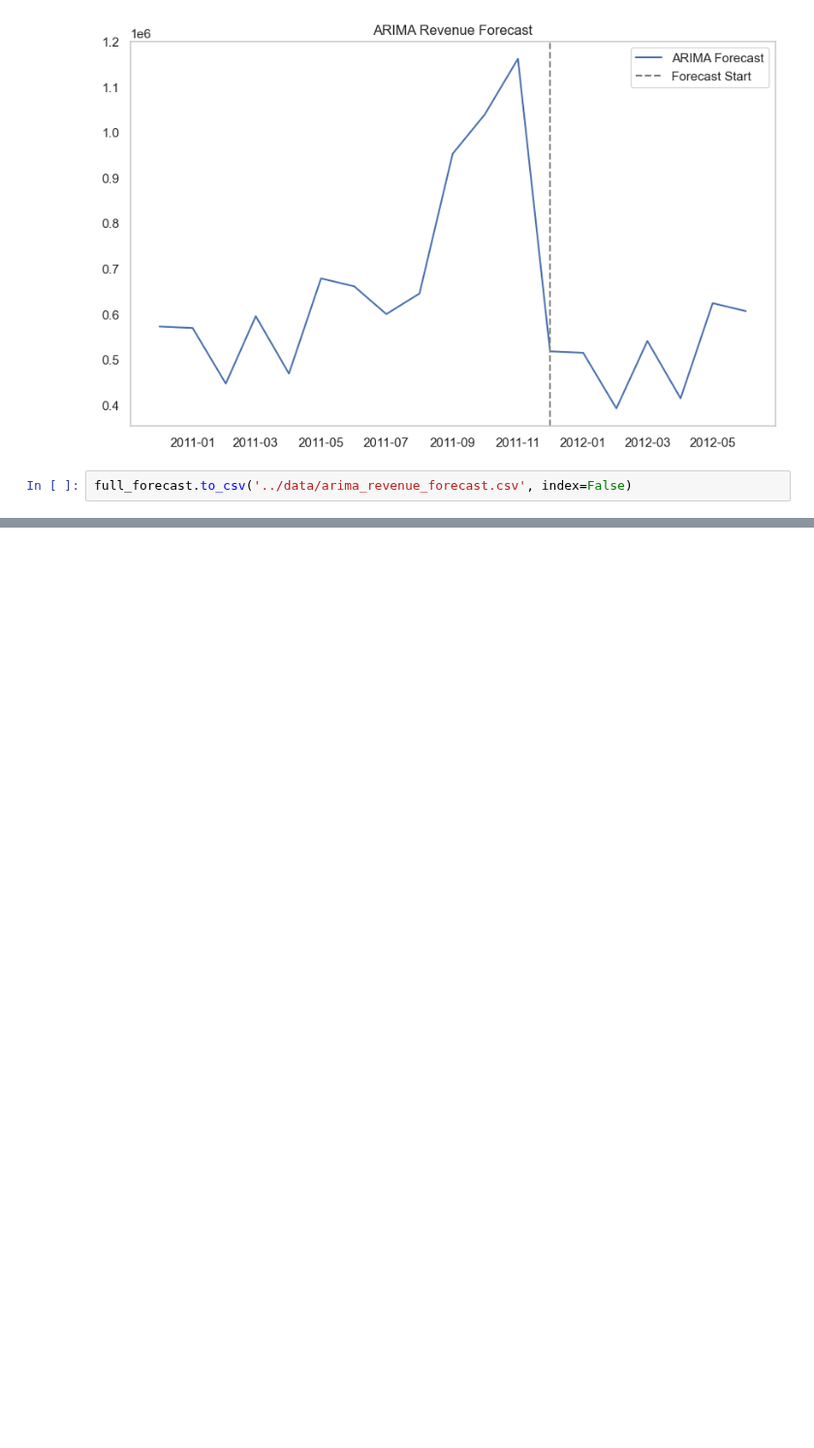
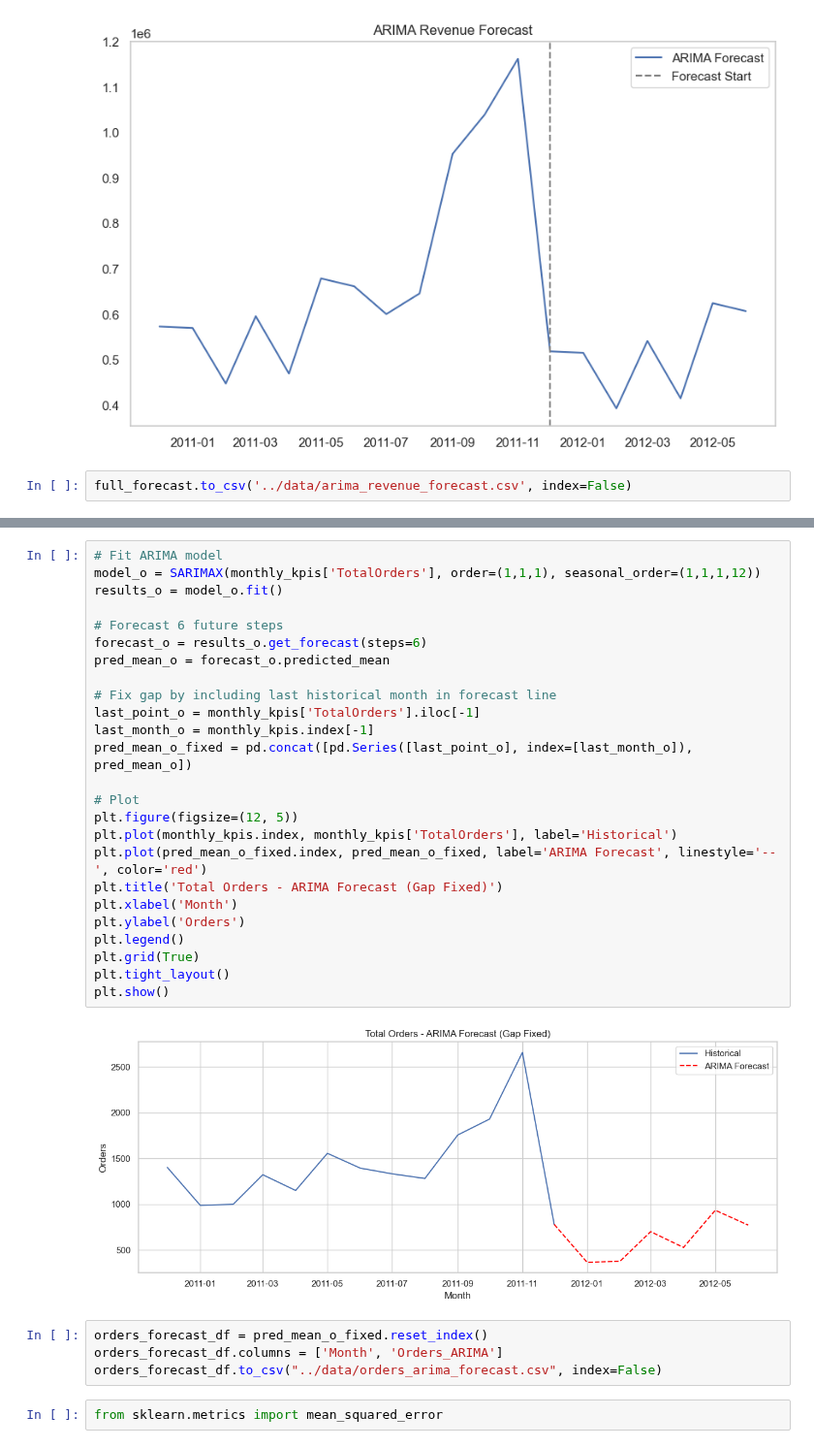
Before and after one commit to SachinthyaCodes/ecommerce-kpi-forecasting, a Jupyter notebook: notebooks/01_data_cleaning_eda.ipynb, the cells around one changed output, grey strips where cells are left out. Shown at 97% size. Cells and saved outputs as stored; diff of their text form; blank space fills up the shorter version.

```diff
--- a/notebooks/01_data_cleaning_eda.ipynb
+++ b/notebooks/01_data_cleaning_eda.ipynb
@@ -370,0 +411,33 @@ full_forecast.to_csv('../data/arima_revenue_forecast.csv', index=False)
+# %%
+# Fit ARIMA model
+model_o = SARIMAX(monthly_kpis['TotalOrders'], order=(1,1,1), seasonal_order=(1,1,1,12))
+results_o = model_o.fit()
+
+# Forecast 6 future steps
+forecast_o = results_o.get_forecast(steps=6)
+pred_mean_o = forecast_o.predicted_mean
+
+# Fix gap by including last historical month in forecast line
+last_point_o = monthly_kpis['TotalOrders'].iloc[-1]
+last_month_o = monthly_kpis.index[-1]
+pred_mean_o_fixed = pd.concat([pd.Series([last_point_o], index=[last_month_o]), pred_mean_o])
+
+# Plot
+plt.figure(figsize=(12, 5))
+plt.plot(monthly_kpis.index, monthly_kpis['TotalOrders'], label='Historical')
+plt.plot(pred_mean_o_fixed.index, pred_mean_o_fixed, label='ARIMA Forecast', linestyle='--', color='red')
+plt.title('Total Orders - ARIMA Forecast (Gap Fixed)')
+plt.xlabel('Month')
+plt.ylabel('Orders')
+plt.legend()
+plt.grid(True)
+plt.tight_layout()
+plt.show()
+# %% [output]
+[figure, added]
+# %%
+orders_forecast_df = pred_mean_o_fixed.reset_index()
+orders_forecast_df.columns = ['Month', 'Orders_ARIMA']
+orders_forecast_df.to_csv("../data/orders_arima_forecast.csv", index=False)
+# %%
+from sklearn.metrics import mean_squared_error
```
Also changed, not shown: parts of 3 cells of this notebook, 3 other files.
